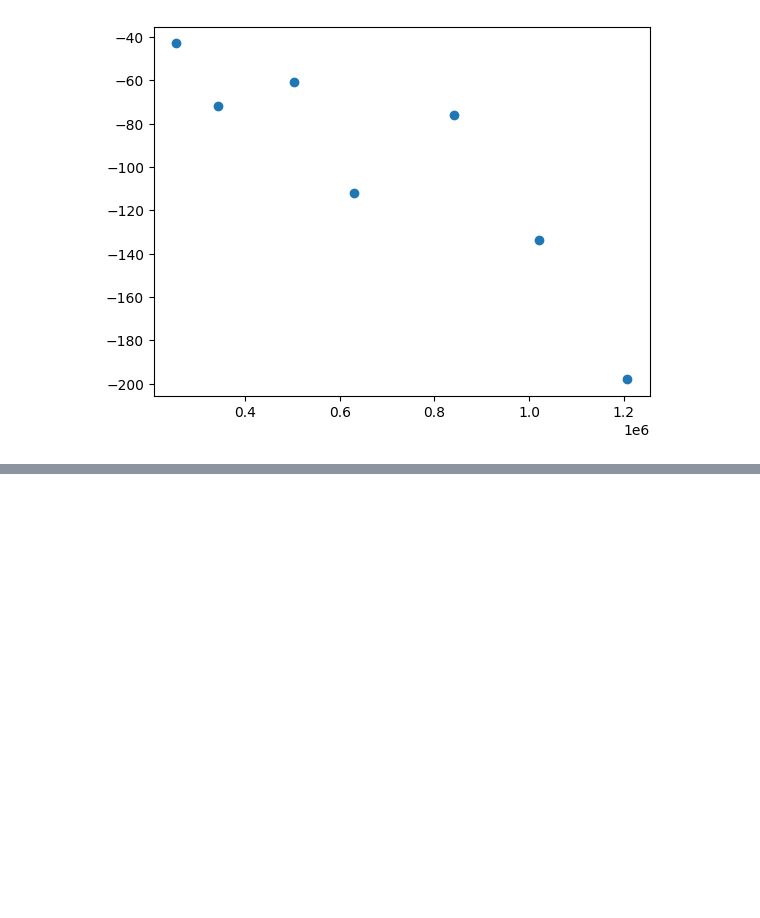
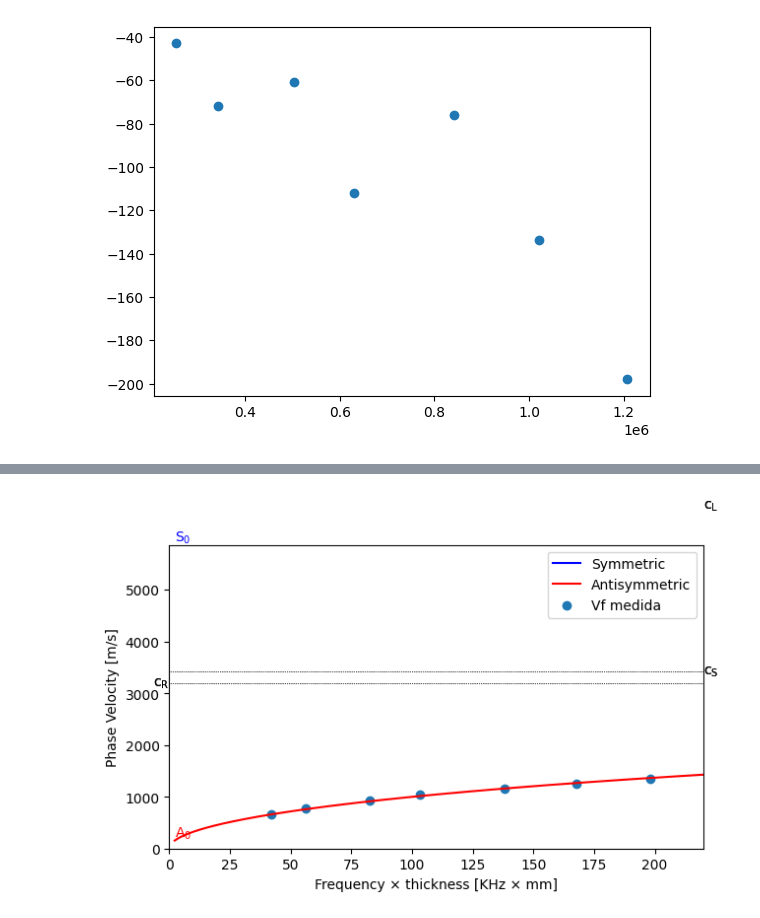
Before and after one commit to eriknbd/Lamb_wave_analisis, a Jupyter notebook: LambAnalisis.ipynb, the cells around one changed output, grey strips where cells are left out. Saved outputs shown, nothing was run; the diff lists cells and outputs as text; code cells hidden in the pictures; blank space fills up the shorter version.

```diff
--- a/LambAnalisis.ipynb
+++ b/LambAnalisis.ipynb
@@ -1277,0 +1209,97 @@ print(cc_group_velocity(data_file[names[1]], dist, plot = True, bp_w = 200e3))
+# %%
+import numpy as np
+from lambmath import cc_phase_velocity, threshold_group_velocity_all, max_frecuency, wave_speeds
+from scipy.optimize import least_squares
+from lambwaves import Lamb
+import matplotlib.pyplot as plt
+import warnings
+
+
+#---------------------------------------------------------------------------------
+
+roundto = 5
+b = 0.164            #Thickness mm
+p = 2620.5           #kg/m³
+E0 = 100e9
+v0 = 0.3
+bounds = ([1e9, -0.999], [500e9, 0.499])
+
+all_bp_center = np.array([max_frecuency(data_file[name]) for name in names])
+all_bp_width  = np.array([200e3, 200e3, 200e3, 200e3, 400e3, 400e3, 400e3])
+frb = all_bp_center*10**(-3)*b
+
+vgs = []
+vfs = []
+
+for n in range(len(names)):
+    data_in = data_file[names[n]]
+
+    vgs.append(threshold_group_velocity_all(data_in, dist, bp_c = all_bp_center[n], bp_w = all_bp_width[n], plot = False)[0])
+    vfs.append(           cc_phase_velocity(data_in, dist, bp_c = all_bp_center[n], bp_w = all_bp_width[n], plot = False, type_dist = "inv")[0])
+
+vgs = np.array(vgs)
+vfs = np.array(vfs)
+
+#---------------------------------------------------------------------------------
+
+def residuals(params, x1, y1, x2, y2):
+    E, v = params
+    p = 2620.5          #kg/m³
+
+    c_L, c_S, c_R = wave_speeds(E, v, p)
+    with warnings.catch_warnings():
+        warnings.filterwarnings('ignore', category=RuntimeWarning)
+        pol = Lamb(thickness= 0.164, #mm
+                    nmodes_sym=1,
+                    nmodes_antisym=1,
+                    fd_max=500,
+                    vp_max=15000,
+                    c_L=c_L,
+                    c_S=c_S,
+                    c_R=c_R,
+                    material='Aluminio')
+
+    r1 = pol.vp_antisym['A0'](x1) - y1
+    r2 = pol.vg_antisym['A0'](x2) - y2
+
+    #return r1
+    return np.concatenate([r1, r2])
+
+
+p0 = (E0, v0)
+result = least_squares(residuals, p0, args=(frb, vfs, frb, vgs), bounds = bounds)
+
+E_fit, v_fit = result.x
+print("E =", round(E_fit*10**(-9),3), "[GPa],  ν =", round(v_fit, 3))
+print(result.cost)
+
+#---------------------------------------------------------------------------------
+
+E = E_fit          # Módulo de Young en Pa
+v = v_fit          # Coeficiente de Poisson
+
+c_L, c_S, c_R = wave_speeds(E, v, p)
+with warnings.catch_warnings():
+    warnings.filterwarnings('ignore', category=RuntimeWarning)
+    pol = Lamb(thickness= b, #mm
+                nmodes_sym=1,
+                nmodes_antisym=1,
+                fd_max=220,
+                vp_max=7000,
+                c_L=c_L,
+                c_S=c_S,
+                c_R=c_R,
+                material='Aluminio')
+
+pol.plot_phase_velocity()
+plt.scatter(frb, vfs, label="Vf medida")
+
+plt.legend()
+plt.show()
+
+pol.plot_group_velocity()
+plt.scatter(frb, vgs, label="Vg medida")
+
+plt.legend()
+plt.show()
+# %% [output]
@@ -1277,0 +1308 @@ print(cc_group_velocity(data_file[names[1]], dist, plot = True, bp_w = 200e3))
+[figure, added]
```
Also changed, not shown: parts of 12 cells of this notebook, 1 other file.
